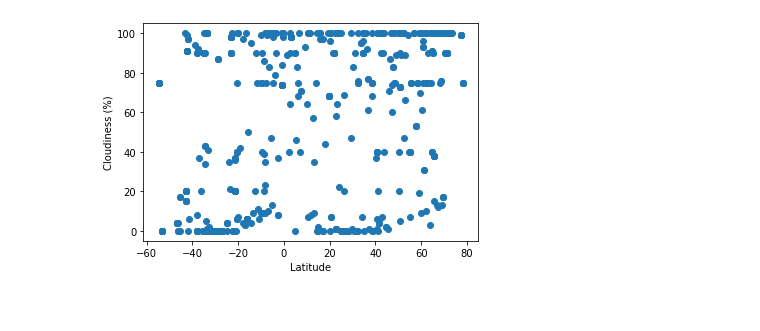
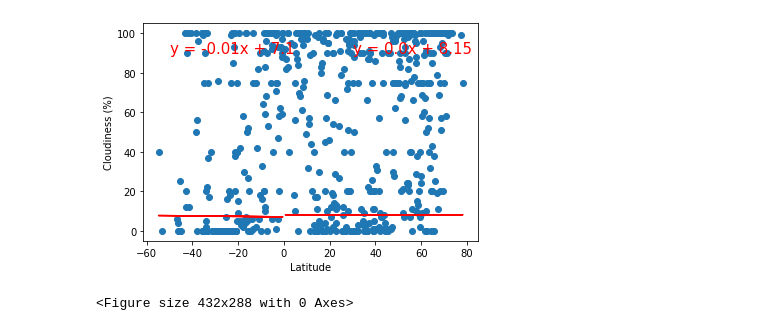
Before and after one commit to habrasek/python-api-challenge, a Jupyter notebook: WeatherPy/WeatherPy.ipynb, the cells around one changed output. Cells and saved outputs as stored; diff of their text form; code cells hidden in the pictures.

```diff
--- a/WeatherPy/WeatherPy.ipynb
+++ b/WeatherPy/WeatherPy.ipynb
@@ -48,0 +47,8 @@ print(city_list)
+# %%
+unique_count = 0
+check = []
+for n in city_list:
+    if n not in check:
+        check.append(n)
+        unique_count+= 1
+unique_count
@@ -105,7 +93,7 @@ weather_json['coord']['lat']
 # %%
 df_list = []
 
-for c in city_list:
+for c in check:
     city_name = c[0]
     country_code = c[1]
     url = f"http://api.openweathermap.org/data/2.5/weather?q={city_name},{country_code}&appid={openweather}&units=imperial"
@@ -201,9 +198,16 @@ temps = [(nlats, ntemps, 30), (slats,stemps, -50)]
 # %%
 plot_hum = df['main.humidity'].tolist()
 plt.scatter(plot_lats, plot_hum)
-
+for n in temps:
+    (nslope, nintercept, nrvalue, npvalue, nstderr) = linregress(n[0], n[1])
+    nregress_values = n[0] * nslope + nintercept
+    line_eq = "y = " + str(round(nslope,2)) + "x + " + str(round(nintercept,2))
+    plt.annotate(line_eq,(n[2],90),fontsize=15,color="red")
+    plt.plot(n[0],nregress_values,"r-")
 plt.xlabel('Latitude')
 plt.ylabel('Humidity (%)')
 plt.show()
 #Similar to the first plot only with humidity instead of temperature
+#Latitude has very little impact on humidity as both lines almost match up
+plt.savefig('humidity.png')
 # %% [output]
@@ -211,9 +216,26 @@ plt.show()
+# %%
+nlats = north_df['coord.lat']
+ntemps = north_df['clouds.all']
+
+slats = south_df['coord.lat']
+stemps = south_df['clouds.all']
+
+temps = [(nlats, ntemps, 30), (slats,stemps, -50)]
 # %%
 plot_cloud = df['clouds.all'].tolist()
 plt.scatter(plot_lats, plot_cloud)
+for n in temps:
+    (nslope, nintercept, nrvalue, npvalue, nstderr) = linregress(n[0], n[1])
+    nregress_values = n[0] * nslope + nintercept
+    line_eq = "y = " + str(round(nslope,2)) + "x + " + str(round(nintercept,2))
+    plt.annotate(line_eq,(n[2],90),fontsize=15,color="red")
+    plt.plot(n[0],nregress_values,"r-")
 plt.xlabel('Latitude')
 plt.ylabel('Cloudiness (%)')
 plt.show()
 #cloud cover for each city based on their latitude
+#There is a greater variation wind speed south of the equator than north
+plt.savefig('cloudiness.png')
 # %% [output]
-[figure, old version]
+[figure, new version]
+<Figure size 432x288 with 0 Axes>
```
Also changed, not shown: parts of 14 cells of this notebook, 5 other files.
